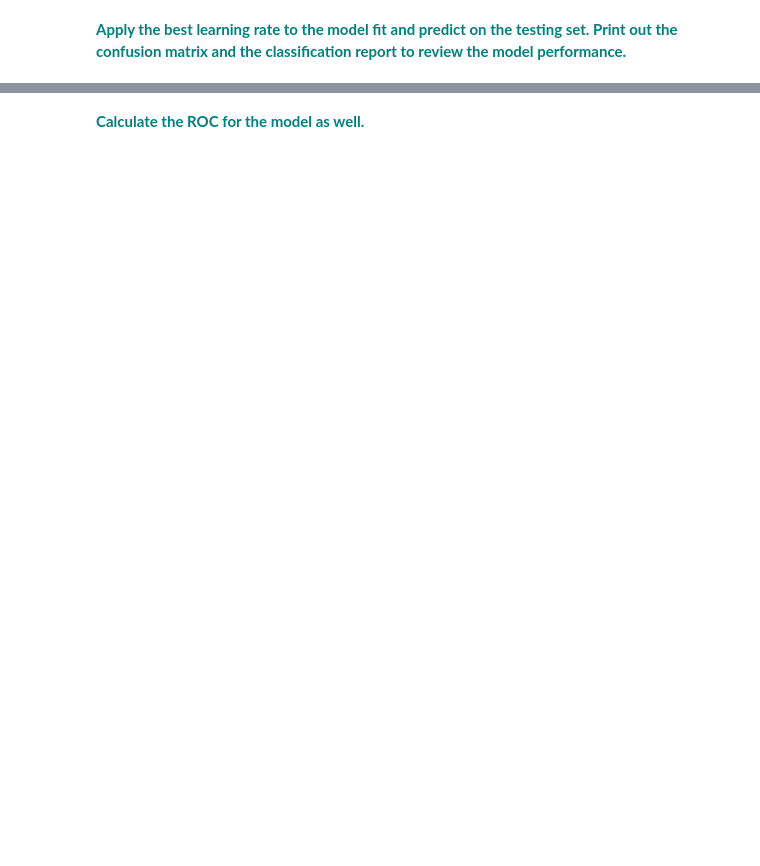
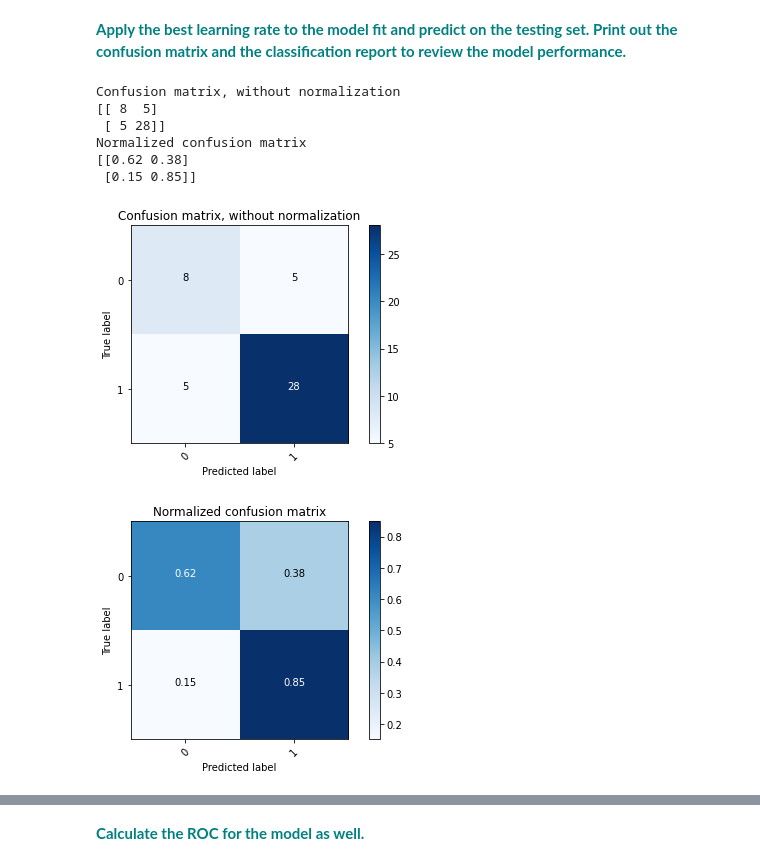
Before and after one commit to CroissantAhhh/Portfolio, a Jupyter notebook: SpringBoard/Exercises/1601612507_Gradient_Boosting_Case_Study_updated_10_01_2020/Gradient Boosting Case Study.ipynb, the cells around one changed output, grey strips where cells are left out. Saved outputs shown, nothing was run; the diff lists cells and outputs as text; code cells hidden in the pictures; blank space fills up the shorter version.

```diff
--- a/SpringBoard/Exercises/1601612507_Gradient_Boosting_Case_Study_updated_10_01_2020/Gradient Boosting Case Study.ipynb
+++ b/SpringBoard/Exercises/1601612507_Gradient_Boosting_Case_Study_updated_10_01_2020/Gradient Boosting Case Study.ipynb
@@ -155,6 +155,8 @@ df.select_dtypes
 # %% [markdown]
 **<font color='teal'>Create dummy features for the categorical features and add those to the 'df' dataframe. Make sure to also remove the original categorical columns from the dataframe.</font>**
 # %%
+dfo = df.select_dtypes(include=['object'])
+
 df = pd.DataFrame(df.drop(dfo.columns,axis =1)).merge(pd.get_dummies(dfo.drop(['Name','Cabin','Ticket'],axis =1)),left_index=True,right_index=True).drop(['PassengerId'],axis =1)
 print(df.shape)
 df.head()
@@ -168,3 +190,6 @@ y =
+# %%
+X = df.drop(columns=['Survived'])
+y = df.Survived
 # %% [markdown]
 **<font color='teal'>Apply the standard scaler to the X matrix.</font>**
 # %%
@@ -174,6 +199,8 @@ X_scaled =
 **<font color='teal'>Split the X_scaled and y into 75/25 training and testing data subsets..</font>**
 # %%
 from sklearn.model_selection import train_test_split
+
+X_train, X_test, y_train, y_test = train_test_split(X, y, test_size=.25, random_state=123)
 # %% [markdown]
 **<font color='teal'>Run the cell below to test multiple learning rates in your gradient boosting classifier.</font>**
 # %%
@@ -188,2 +233,72 @@ for learning_rate in learning_rates:
 # %% [markdown]
 **<font color='teal'>Apply the best learning rate to the model fit and predict on the testing set. Print out the confusion matrix and the classification report to review the model performance.</font>**
+# %%
+clf = GradientBoostingClassifier(learning_rate = 0.1)
+clf.fit(X_train, y_train)
+
+y_pred = clf.predict(X_test)
+# %%
+import itertools
+
+class_names=[0, 1] # name  of classes
+
+def plot_confusion_matrix(cm, classes,
+                          normalize=False,
+                          title='Confusion matrix',
+                          cmap=plt.cm.Blues):
+    """
+    This function prints and plots the confusion matrix.
+    Normalization can be applied by setting `normalize=True`.
+    """
+    if normalize:
+        cm = cm.astype('float') / cm.sum(axis=1)[:, np.newaxis]
+        print("Normalized confusion matrix")
+    else:
+        print('Confusion matrix, without normalization')
+
+    print(cm)
+
+    plt.imshow(cm, interpolation='nearest', cmap=cmap)
+    plt.title(title)
+    plt.colorbar()
+    tick_marks = np.arange(len(classes))
+    plt.xticks(tick_marks, classes, rotation=45)
+    plt.yticks(tick_marks, classes)
+
+    fmt = '.2f' if normalize else 'd'
+    thresh = cm.max() / 2.
+    for i, j in itertools.product(range(cm.shape[0]), range(cm.shape[1])):
+        plt.text(j, i, format(cm[i, j], fmt),
+                 horizontalalignment="center",
+                 color="white" if cm[i, j] > thresh else "black")
+
+    plt.ylabel('True label')
+    plt.xlabel('Predicted label')
+    plt.tight_layout()
+
+
+# Compute confusion matrix
+cnf_matrix = confusion_matrix(y_test, y_pred)
+np.set_printoptions(precision=2)
+
+# Plot non-normalized confusion matrix
+plt.figure()
+plot_confusion_matrix(cnf_matrix, classes=class_names,
+                      title='Confusion matrix, without normalization')
+#plt.savefig('figures/RF_cm_multi_class.png')
+
+# Plot normalized confusion matrix
+plt.figure()
+plot_confusion_matrix(cnf_matrix, classes=class_names, normalize=True,
+                      title='Normalized confusion matrix')
+#plt.savefig('figures/RF_cm_proportion_multi_class.png', bbox_inches="tight")
+plt.show()
+# %% [output]
+Confusion matrix, without normalization
+[[ 8  5]
+ [ 5 28]]
+Normalized confusion matrix
+[[0.62 0.38]
+ [0.15 0.85]]
+[figure, added]
+[figure, added]
```
Also changed, not shown: parts of 8 cells of this notebook.
